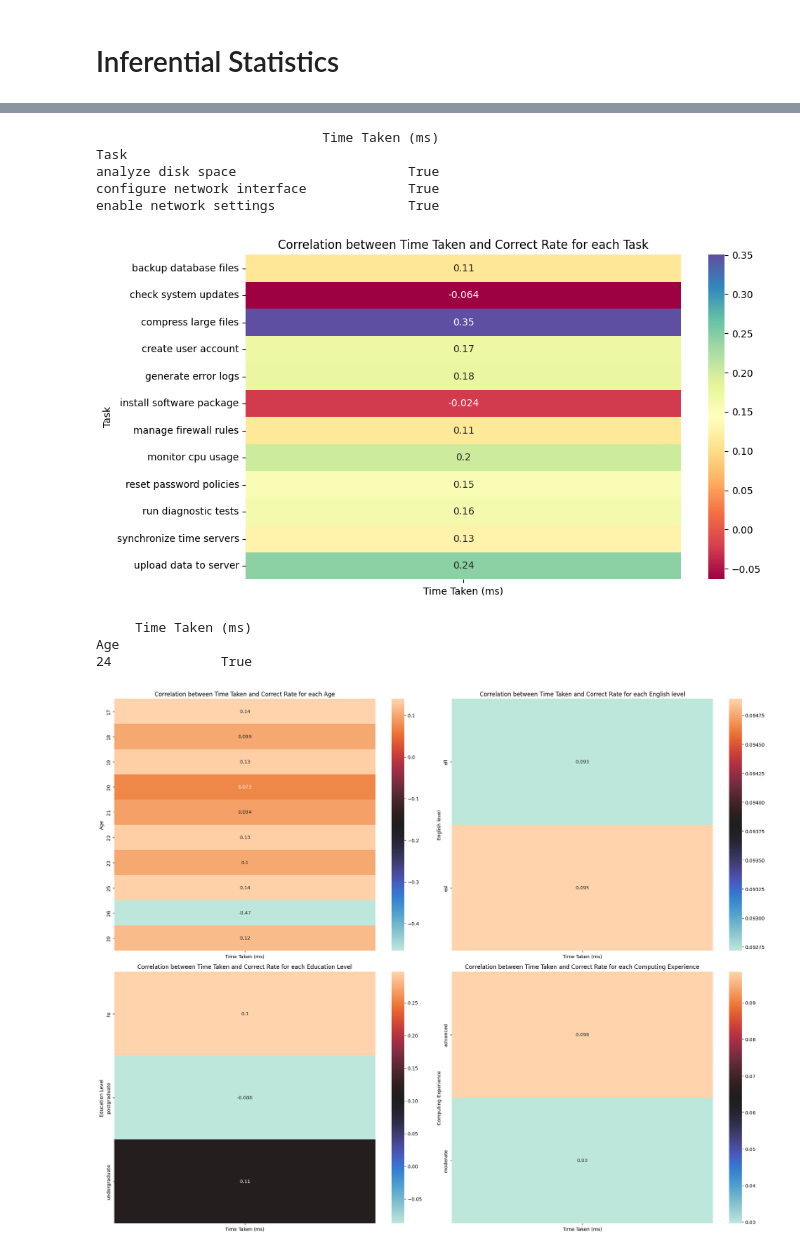
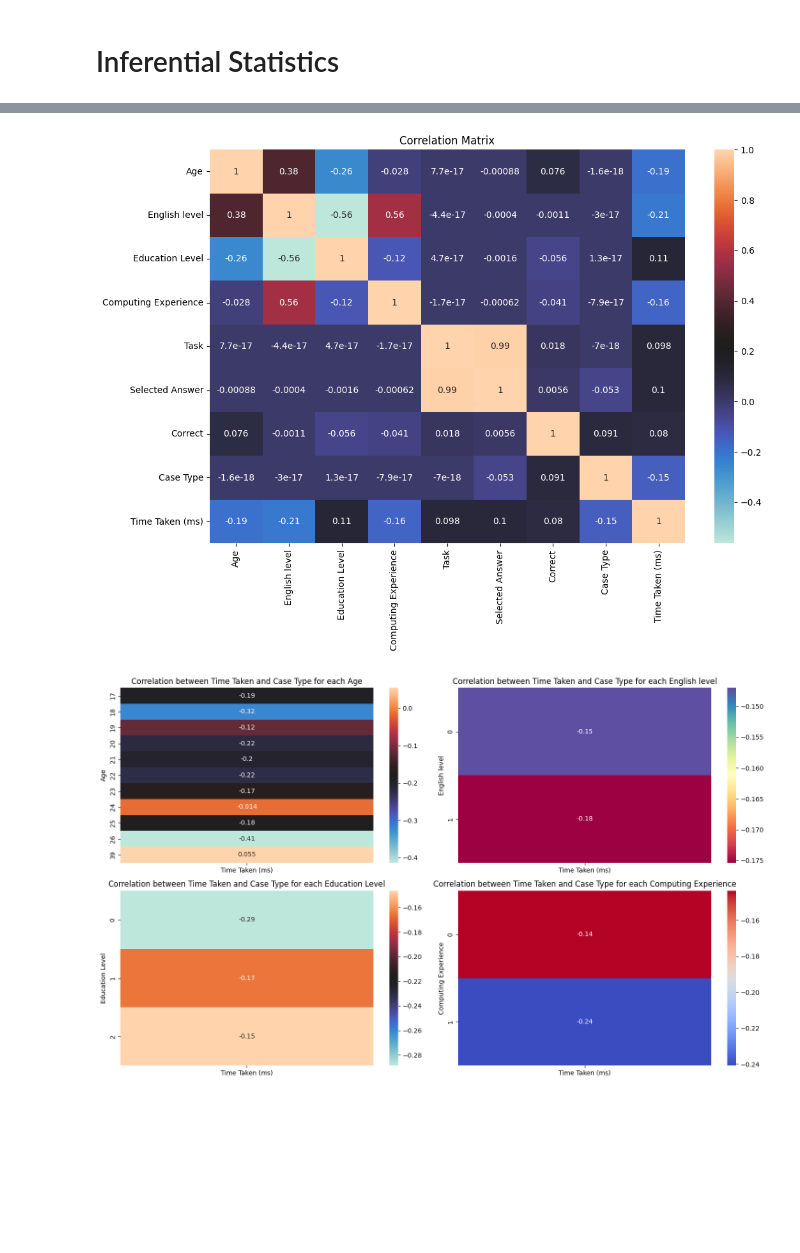
Before and after one commit to bilinni/Experiment-2-CamelCase-Vs-KebabCase, a Jupyter notebook: exploring/main.ipynb, the cells around one changed output, grey strips where cells are left out. Cells and saved outputs as stored; diff of their text form; code cells hidden in the pictures; blank space fills up the shorter version.

```diff
--- a/exploring/main.ipynb
+++ b/exploring/main.ipynb
@@ -86,4 +86,5 @@ df = df[df['user'] != '7229947503828059969']
 df = df[df['user'] != '-2038536704126433573']
 df = df[df['user'] != '-5163013596131270560']
 df = df[df['user'] != '-3655450482603961718']
+df = df[df['user'] != '6074148900123643700']
 # %% [markdown]
@@ -478,66 +526,56 @@ In summary, camel case has a slightly stronger positive correlation compared to
-# %%
-# Calculate correlation for each task
-task_corr = df.groupby('Task')[['Time Taken (ms)', 'Correct']].corr().iloc[0::2, 1].unstack()
-
-# print nan values (values with no correlation)
-print(task_corr.isna()[task_corr.isna()['Time Taken (ms)'] == True])
-
-# Drop tasks with NaN correlation
-task_corr = task_corr.dropna()
-
-# Plot heatmap
-plt.figure(figsize=(10, 6))
-sns.heatmap(task_corr, annot=True, cmap='Spectral')
-plt.title('Correlation between Time Taken and Correct Rate for each Task')
-plt.show()
-# %% [output]
-                             Time Taken (ms)
-Task
-analyze disk space                      True
-configure network interface             True
-enable network settings                 True
-[figure, removed]
+# %%
+from sklearn.preprocessing import LabelEncoder
+encoded_df = df.copy()
+
+# Encode categorical columns
+label_encoder = LabelEncoder()
+encoded_df['English level'] = label_encoder.fit_transform(encoded_df['English level'])
+encoded_df['Education Level'] = label_encoder.fit_transform(encoded_df['Education Level'])
+encoded_df['Computing Experience'] = label_encoder.fit_transform(encoded_df['Computing Experience'])
+encoded_df['Task'] = label_encoder.fit_transform(encoded_df['Task'])
+encoded_df['Selected Answer'] = label_encoder.fit_transform(encoded_df['Selected Answer'])
+encoded_df['Case Type'] = label_encoder.fit_transform(encoded_df['Case Type'])
+encoded_df = encoded_df.drop(columns=['Submission Timestamp', 'user'])
+
+# Display correlation matrix
+plt.figure(figsize=(12, 8))
+sns.heatmap(encoded_df.corr(), annot=True, cmap='icefire')
+plt.title('Correlation Matrix')
+plt.show()
+# %% [output]
+[figure, added]
 # %%
 # Calculate correlation for each Age
-age_corr = df.groupby('Age')[['Time Taken (ms)', 'Correct']].corr().iloc[0::2, 1].unstack()
-
-# print nan values (values with no correlation)
-print(age_corr.isna()[age_corr.isna()['Time Taken (ms)'] == True])
-
-# Drop tasks with NaN correlation
-age_corr = age_corr.dropna()
+age_corr = encoded_df.groupby('Age')[['Time Taken (ms)', 'Case Type']].corr().iloc[0::2, 1].unstack()
 
 # Calculate correlation for each English level
-english_corr = df.groupby('English level')[['Time Taken (ms)', 'Correct']].corr().iloc[0::2, 1].unstack()
+english_corr = encoded_df.groupby('English level')[['Time Taken (ms)', 'Case Type']].corr().iloc[0::2, 1].unstack()
 
 # Calculate correlation for each Education Level
-education_corr = df.groupby('Education Level')[['Time Taken (ms)', 'Correct']].corr().iloc[0::2, 1].unstack()
+education_corr = encoded_df.groupby('Education Level')[['Time Taken (ms)', 'Case Type']].corr().iloc[0::2, 1].unstack()
 
 # Calculate correlation for each Computing Experience
-computing_corr = df.groupby('Computing Experience')[['Time Taken (ms)', 'Correct']].corr().iloc[0::2, 1].unstack()
+computing_corr = encoded_df.groupby('Computing Experience')[['Time Taken (ms)', 'Case Type']].corr().iloc[0::2, 1].unstack()
 
-fig, axes = plt.subplots(2, 2, figsize=(20, 16))
+fig, axes = plt.subplots(2, 2, figsize=(15, 9))
 
 # Plot heatmap for Age
 sns.heatmap(age_corr, annot=True, cmap='icefire', ax=axes[0, 0])
-axes[0, 0].set_title('Correlation between Time Taken and Correct Rate for each Age')
+axes[0, 0].set_title('Correlation between Time Taken and Case Type for each Age')
 
 # Plot heatmap for English level
-sns.heatmap(english_corr, annot=True, cmap='icefire', ax=axes[0, 1])
-axes[0, 1].set_title('Correlation between Time Taken and Correct Rate for each English level')
+sns.heatmap(english_corr, annot=True, cmap='Spectral', ax=axes[0, 1])
+axes[0, 1].set_title('Correlation between Time Taken and Case Type for each English level')
 
 # Plot heatmap for Education Level
 sns.heatmap(education_corr, annot=True, cmap='icefire', ax=axes[1, 0])
-axes[1, 0].set_title('Correlation between Time Taken and Correct Rate for each Education Level')
+axes[1, 0].set_title('Correlation between Time Taken and Case Type for each Education Level')
 
 # Plot heatmap for Computing Experience
-sns.heatmap(computing_corr, annot=True, cmap='icefire', ax=axes[1, 1])
-axes[1, 1].set_title('Correlation between Time Taken and Correct Rate for each Computing Experience')
+sns.heatmap(computing_corr, annot=True, cmap='coolwarm', ax=axes[1, 1])
+axes[1, 1].set_title('Correlation between Time Taken and Case Type for each Computing Experience')
 
 plt.tight_layout()
 plt.show()
 # %% [output]
-     Time Taken (ms)
-Age
-24              True
-[figure, old version]
+[figure, new version]
```
Also changed, not shown: parts of 35 cells of this notebook.
